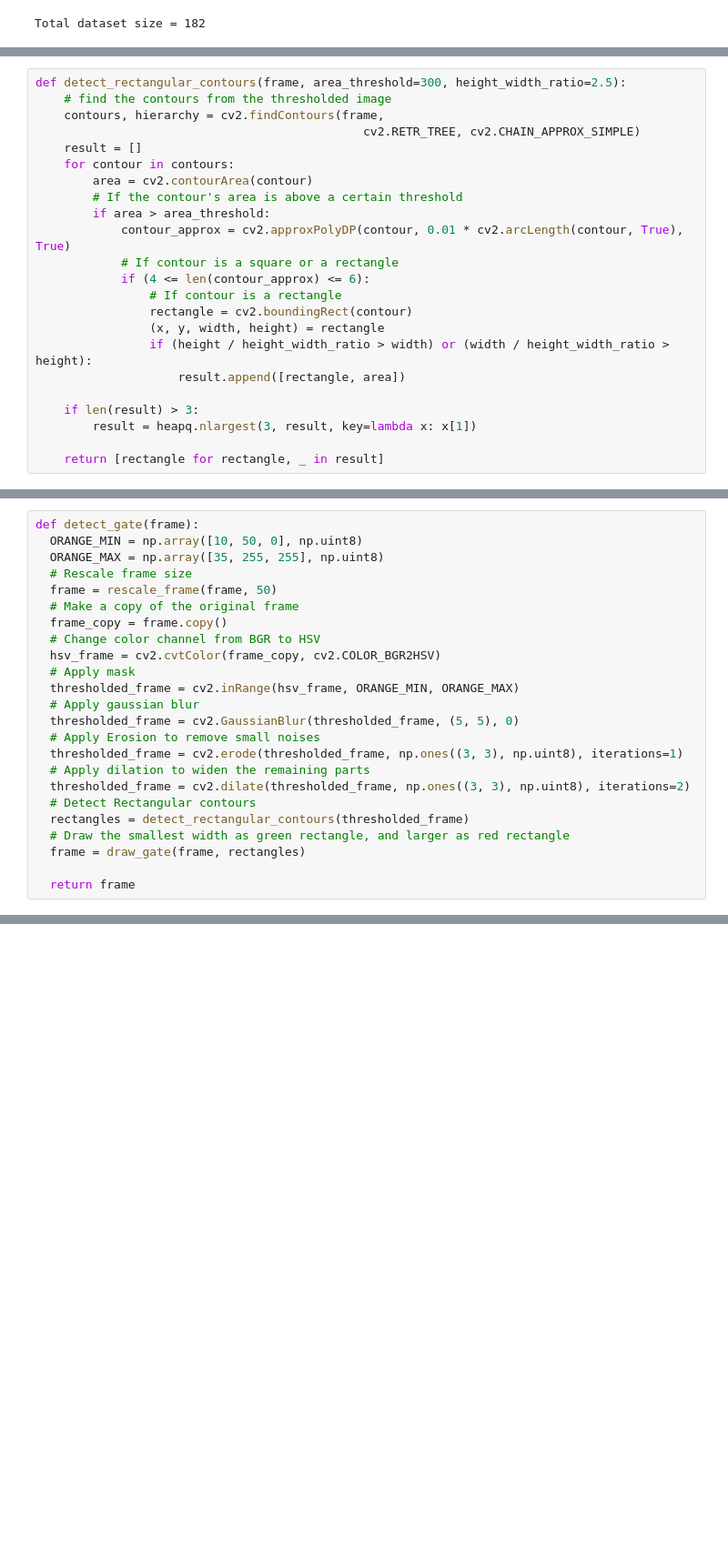
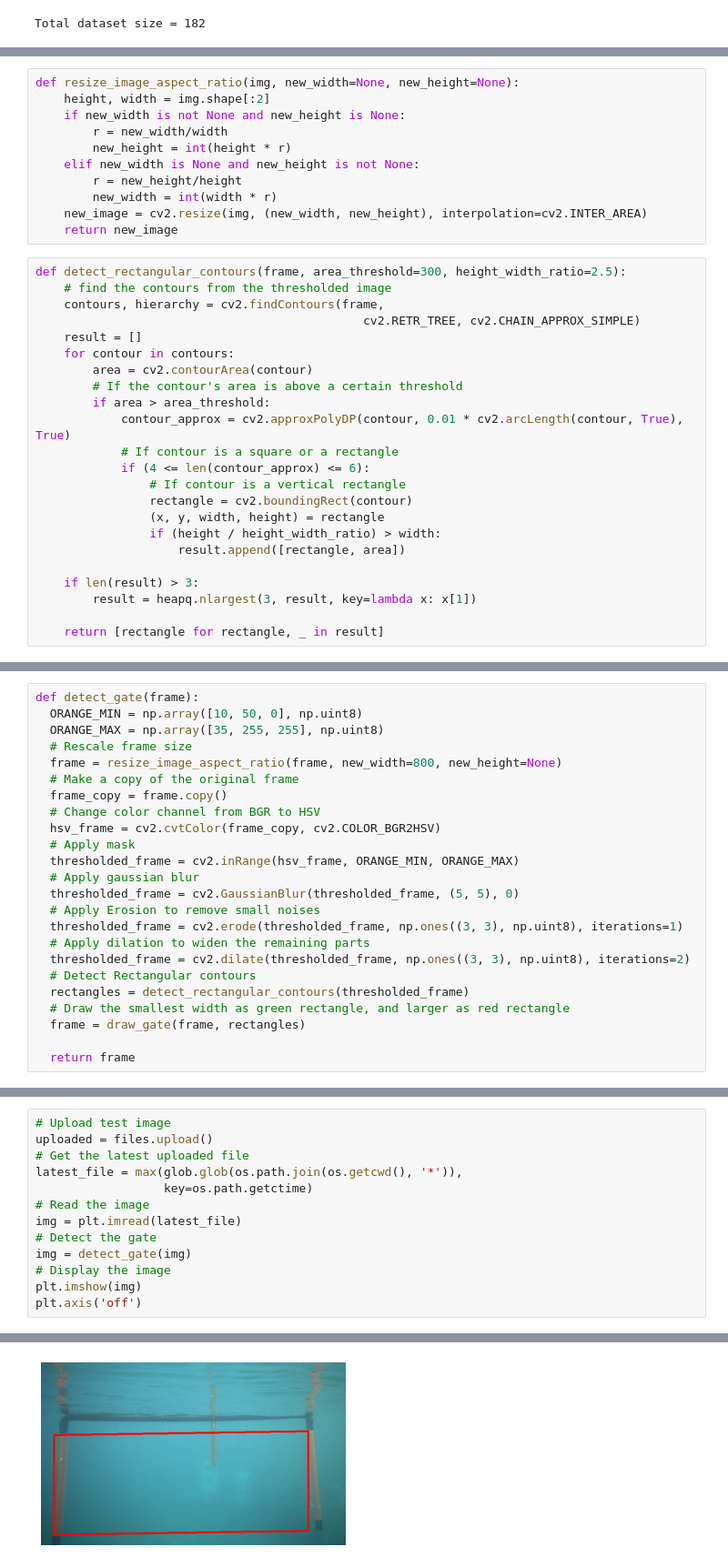
Before and after one commit to ZiadGhanem/RoboSub2020, a Jupyter notebook: Assignment_1/GateDetection_ImageProcessing.ipynb, the cells around one changed output, grey strips where cells are left out. Shown at 91% size. Saved outputs shown, nothing was run; the diff lists cells and outputs as text; blank space fills up the shorter version.

```diff
--- a/Assignment_1/GateDetection_ImageProcessing.ipynb
+++ b/Assignment_1/GateDetection_ImageProcessing.ipynb
@@ -122,3 +119,14 @@ def rescale_frame(frame, percent=50):
+# %%
+def resize_image_aspect_ratio(img, new_width=None, new_height=None):
+    height, width = img.shape[:2]
+    if new_width is not None and new_height is None:
+        r = new_width/width
+        new_height = int(height * r)
+    elif new_width is None and new_height is not None:
+        r = new_height/height
+        new_width = int(width * r)
+    new_image = cv2.resize(img, (new_width, new_height), interpolation=cv2.INTER_AREA)
+    return new_image
 # %%
 def detect_rectangular_contours(frame, area_threshold=300, height_width_ratio=2.5):
     # find the contours from the thresholded image
@@ -132,10 +140,10 @@ def detect_rectangular_contours(frame, area_threshold=300, height_width_ratio=2.
             contour_approx = cv2.approxPolyDP(contour, 0.01 * cv2.arcLength(contour, True), True)
             # If contour is a square or a rectangle
             if (4 <= len(contour_approx) <= 6):
-                # If contour is a rectangle
+                # If contour is a vertical rectangle
                 rectangle = cv2.boundingRect(contour)
                 (x, y, width, height) = rectangle
-                if (height / height_width_ratio > width) or (width / height_width_ratio > height):
+                if (height / height_width_ratio) > width:
                     result.append([rectangle, area])
 
     if len(result) > 3:
@@ -193,7 +201,7 @@ def detect_gate(frame):
   ORANGE_MIN = np.array([10, 50, 0], np.uint8)
   ORANGE_MAX = np.array([35, 255, 255], np.uint8)
   # Rescale frame size
-  frame = rescale_frame(frame, 50)
+  frame = resize_image_aspect_ratio(frame, new_width=800, new_height=None)
   # Make a copy of the original frame
   frame_copy = frame.copy()
   # Change color channel from BGR to HSV
@@ -228,0 +237,14 @@ for i in range(n_columns * n_rows):
+# %%
+# Upload test image
+uploaded = files.upload()
+# Get the latest uploaded file
+latest_file = max(glob.glob(os.path.join(os.getcwd(), '*')),
+                  key=os.path.getctime)
+# Read the image
+img = plt.imread(latest_file)
+# Detect the gate
+img = detect_gate(img)
+# Display the image
+plt.imshow(img)
+plt.axis('off')
+# %% [output]
@@ -228,0 +254 @@ for i in range(n_columns * n_rows):
+[figure, added]
```
Also changed, not shown: parts of 5 cells of this notebook.
